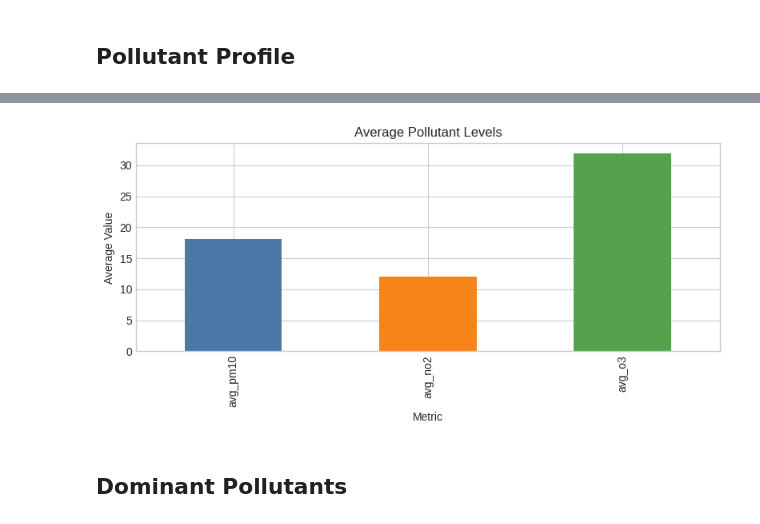
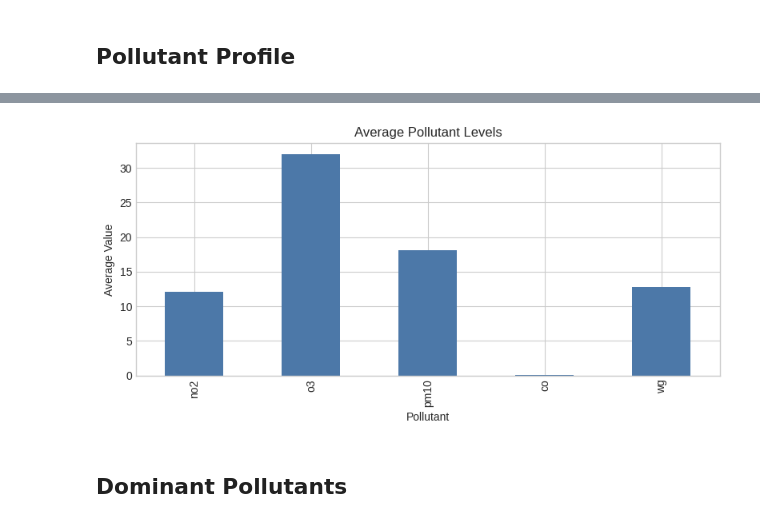
Before and after one commit to BozhidarMindov/real-time-air-quality-analytics-pipeline, a Jupyter notebook: notebooks/analytics.ipynb, the cells around one changed output, grey strips where cells are left out. Saved outputs shown, nothing was run; the diff lists cells and outputs as text; code cells hidden in the pictures.

```diff
--- a/notebooks/analytics.ipynb
+++ b/notebooks/analytics.ipynb
@@ -221,15 +225,15 @@ display(pollutants_pdf)
 # %%
-pollutant_values = pollutants_pdf.iloc[0][["avg_pm10", "avg_no2", "avg_o3"]]
+pollutant_values = pollutants_pdf.set_index("pollutant")["avg_value"]
 ax = pollutant_values.plot(
-    kind="bar", figsize=(8, 4), color=["#4c78a8", "#f58518", "#54a24b"]
+    kind="bar", figsize=(8, 4), color="#4c78a8"
 )
 ax.set_title("Average Pollutant Levels")
-ax.set_xlabel("Metric")
+ax.set_xlabel("Pollutant")
 ax.set_ylabel("Average Value")
 plt.tight_layout()
 plt.show()
 # %% [output]
-[figure, old version]
+[figure, new version]
 # %% [markdown]
 ## Dominant Pollutants
 # %%
```
Also changed, not shown: parts of 11 cells of this notebook, 5 other files.
